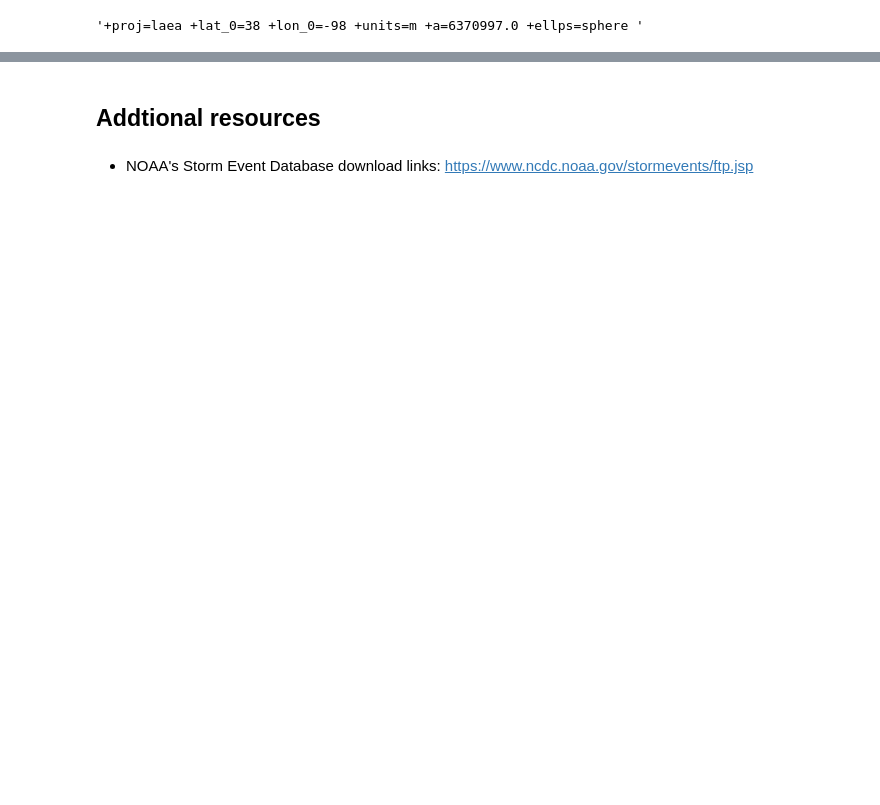
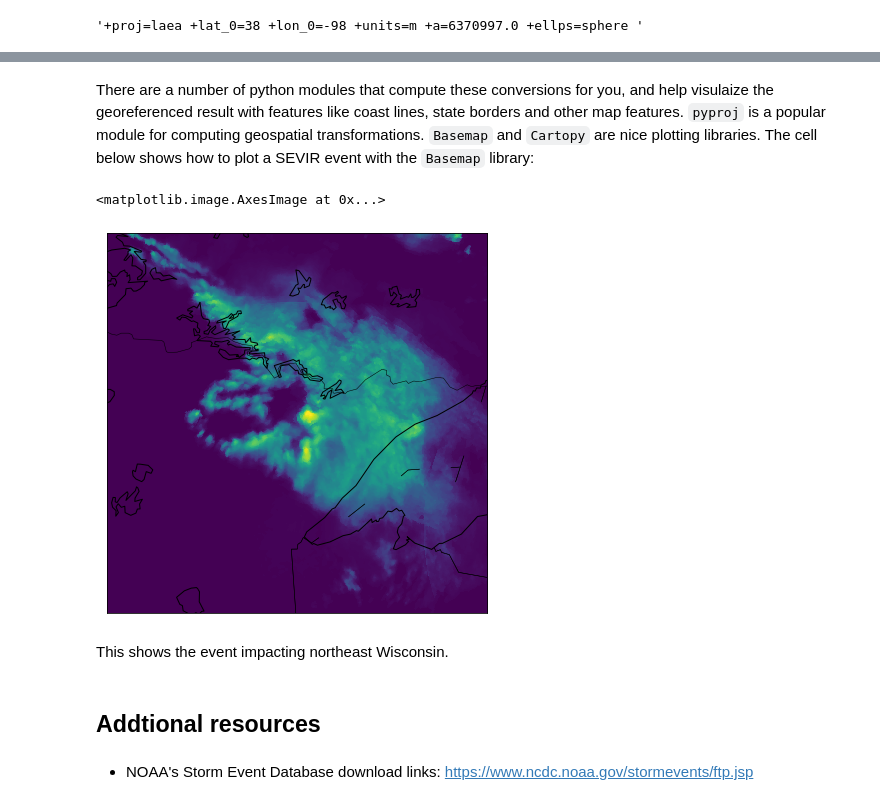
Before and after one commit to MIT-AI-Accelerator/eie-sevir, a Jupyter notebook: examples/SEVIR_Tutorial.ipynb, the cells around one changed output, grey strips where cells are left out. Drawn from its saved outputs; the diff is of its cells as text; code cells hidden in the pictures; blank space fills up the shorter version.

```diff
--- a/examples/SEVIR_Tutorial.ipynb
+++ b/examples/SEVIR_Tutorial.ipynb
@@ -408,3 +513,29 @@ ModuleNotFoundError: No module named 'mpl_toolkits.basemap'
+# %% [markdown]
+There are a number of python modules that compute these conversions for you, and help visulaize the georeferenced result with features like coast lines, state borders and other map features.  `pyproj` is a popular module for computing geospatial transformations.  `Basemap` and `Cartopy` are nice plotting libraries.  The cell below shows how to plot a SEVIR event with the `Basemap` library:
+# %%
+# Note:  Requires basemap module to run
+import warnings
+warnings.filterwarnings('ignore')
+from mpl_toolkits.basemap import Basemap # conda/pip install basemap basemap-data-hires
+# Create Basemap Object
+s=sample_event[sample_event.img_type=='vil'].squeeze()
+fig,ax=plt.subplots(1,1,figsize=(7,7))
+m = Basemap(llcrnrlat=s.llcrnrlat, llcrnrlon=s.llcrnrlon,
+            urcrnrlat=s.urcrnrlat,urcrnrlon=s.urcrnrlon,
+            width=s.width_m, height=s.height_m,
+            lat_0=38, lon_0=-98,
+            projection='laea',
+            resolution='i',
+            ax=ax)
+m.drawstates()
+m.drawcoastlines()
+m.drawcountries()
+m.imshow(vil[:,:,24])
+# %% [output]
+<matplotlib.image.AxesImage at 0x...>
+[figure, added]
+# %% [markdown]
+This shows the event impacting northeast Wisconsin.
 # %% [markdown]
 ## Addtional resources <a class="anchor" id="additional"></a>
 # %% [markdown]
```
Also changed, not shown: parts of 27 cells of this notebook.
